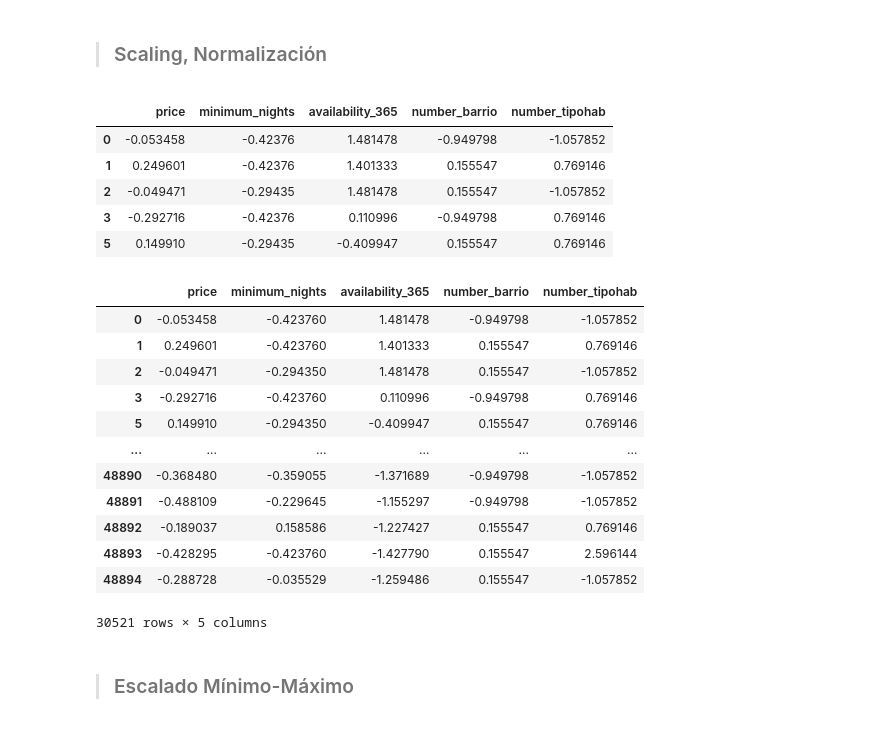
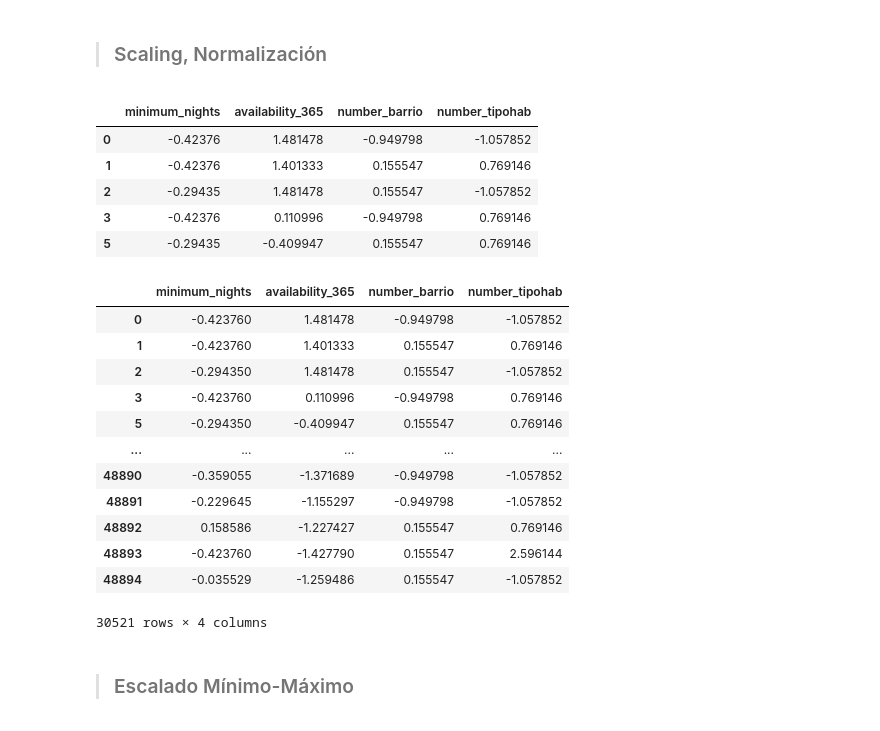
Before and after one commit to 4GeeksAcademy/sarayruiz---Machine-Learning, a Jupyter notebook: src/00-eda-airbnb-ny.ipynb, the cells around one changed output. Saved outputs shown, nothing was run; the diff lists cells and outputs as text; code cells hidden in the pictures.

```diff
--- a/src/00-eda-airbnb-ny.ipynb
+++ b/src/00-eda-airbnb-ny.ipynb
@@ -654,36 +654,36 @@ X_test_scaled = norm_scaler.transform(X_test[["minimum_nights", "availability_36
 # %%
 norm_scaler = StandardScaler()
 
-num_variables = ["price", "minimum_nights", "availability_365", "number_barrio", "number_tipohab"]
+num_variables = ["minimum_nights", "availability_365", "number_barrio", "number_tipohab"] #OJO! no se mete el target
 norm_features = norm_scaler.fit_transform(df_lim[num_variables])
 
 df_norm = pd.DataFrame(norm_features,
                        index=df_lim.index,
                        columns=num_variables)
 df_norm.head()
 # %% [output]
-|  | price | minimum_nights | availability_365 | number_barrio | number_tipohab |
-| 0 | -0.053458 | -0.42376 | 1.481478 | -0.949798 | -1.057852 |
-| 1 | 0.249601 | -0.42376 | 1.401333 | 0.155547 | 0.769146 |
-| 2 | -0.049471 | -0.29435 | 1.481478 | 0.155547 | -1.057852 |
-| 3 | -0.292716 | -0.42376 | 0.110996 | -0.949798 | 0.769146 |
-| 5 | 0.149910 | -0.29435 | -0.409947 | 0.155547 | 0.769146 |
+|  | minimum_nights | availability_365 | number_barrio | number_tipohab |
+| 0 | -0.42376 | 1.481478 | -0.949798 | -1.057852 |
+| 1 | -0.42376 | 1.401333 | 0.155547 | 0.769146 |
+| 2 | -0.29435 | 1.481478 | 0.155547 | -1.057852 |
+| 3 | -0.42376 | 0.110996 | -0.949798 | 0.769146 |
+| 5 | -0.29435 | -0.409947 | 0.155547 | 0.769146 |
 # %%
 df_norm
 # %% [output]
-|  | price | minimum_nights | availability_365 | number_barrio | number_tipohab |
-| 0 | -0.053458 | -0.423760 | 1.481478 | -0.949798 | -1.057852 |
-| 1 | 0.249601 | -0.423760 | 1.401333 | 0.155547 | 0.769146 |
-| 2 | -0.049471 | -0.294350 | 1.481478 | 0.155547 | -1.057852 |
-| 3 | -0.292716 | -0.423760 | 0.110996 | -0.949798 | 0.769146 |
-| 5 | 0.149910 | -0.294350 | -0.409947 | 0.155547 | 0.769146 |
-| ... | ... | ... | ... | ... | ... |
-| 48890 | -0.368480 | -0.359055 | -1.371689 | -0.949798 | -1.057852 |
-| 48891 | -0.488109 | -0.229645 | -1.155297 | -0.949798 | -1.057852 |
-| 48892 | -0.189037 | 0.158586 | -1.227427 | 0.155547 | 0.769146 |
-| 48893 | -0.428295 | -0.423760 | -1.427790 | 0.155547 | 2.596144 |
-| 48894 | -0.288728 | -0.035529 | -1.259486 | 0.155547 | -1.057852 |
+|  | minimum_nights | availability_365 | number_barrio | number_tipohab |
+| 0 | -0.423760 | 1.481478 | -0.949798 | -1.057852 |
+| 1 | -0.423760 | 1.401333 | 0.155547 | 0.769146 |
+| 2 | -0.294350 | 1.481478 | 0.155547 | -1.057852 |
+| 3 | -0.423760 | 0.110996 | -0.949798 | 0.769146 |
+| 5 | -0.294350 | -0.409947 | 0.155547 | 0.769146 |
+| ... | ... | ... | ... | ... |
+| 48890 | -0.359055 | -1.371689 | -0.949798 | -1.057852 |
+| 48891 | -0.229645 | -1.155297 | -0.949798 | -1.057852 |
+| 48892 | 0.158586 | -1.227427 | 0.155547 | 0.769146 |
+| 48893 | -0.423760 | -1.427790 | 0.155547 | 2.596144 |
+| 48894 | -0.035529 | -1.259486 | 0.155547 | -1.057852 |
-30521 rows × 5 columns
+30521 rows × 4 columns
 # %% [markdown]
 > ### Escalado Mínimo-Máximo
 # %%
```
Also changed, not shown: parts of 2 cells of this notebook, 5 other files.
